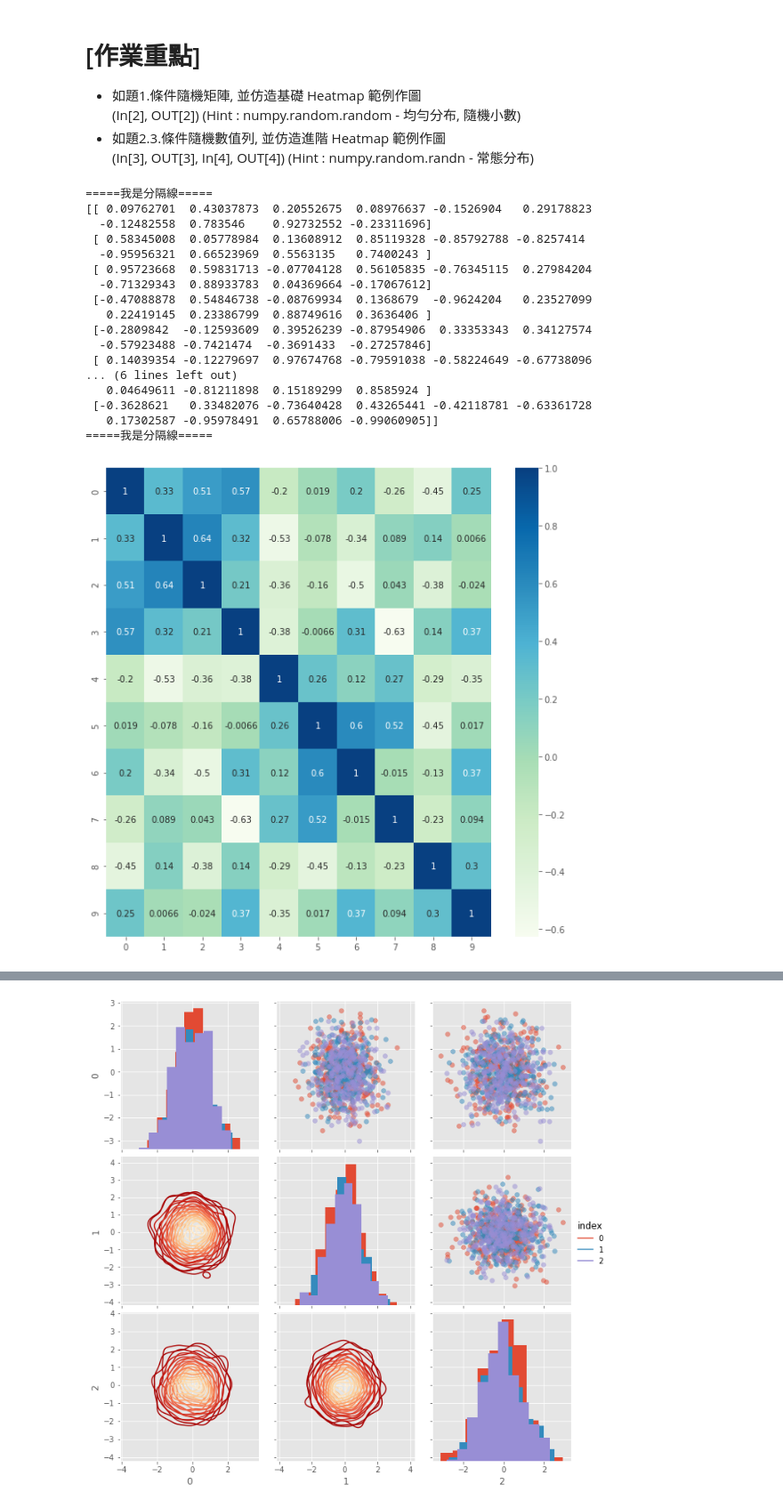
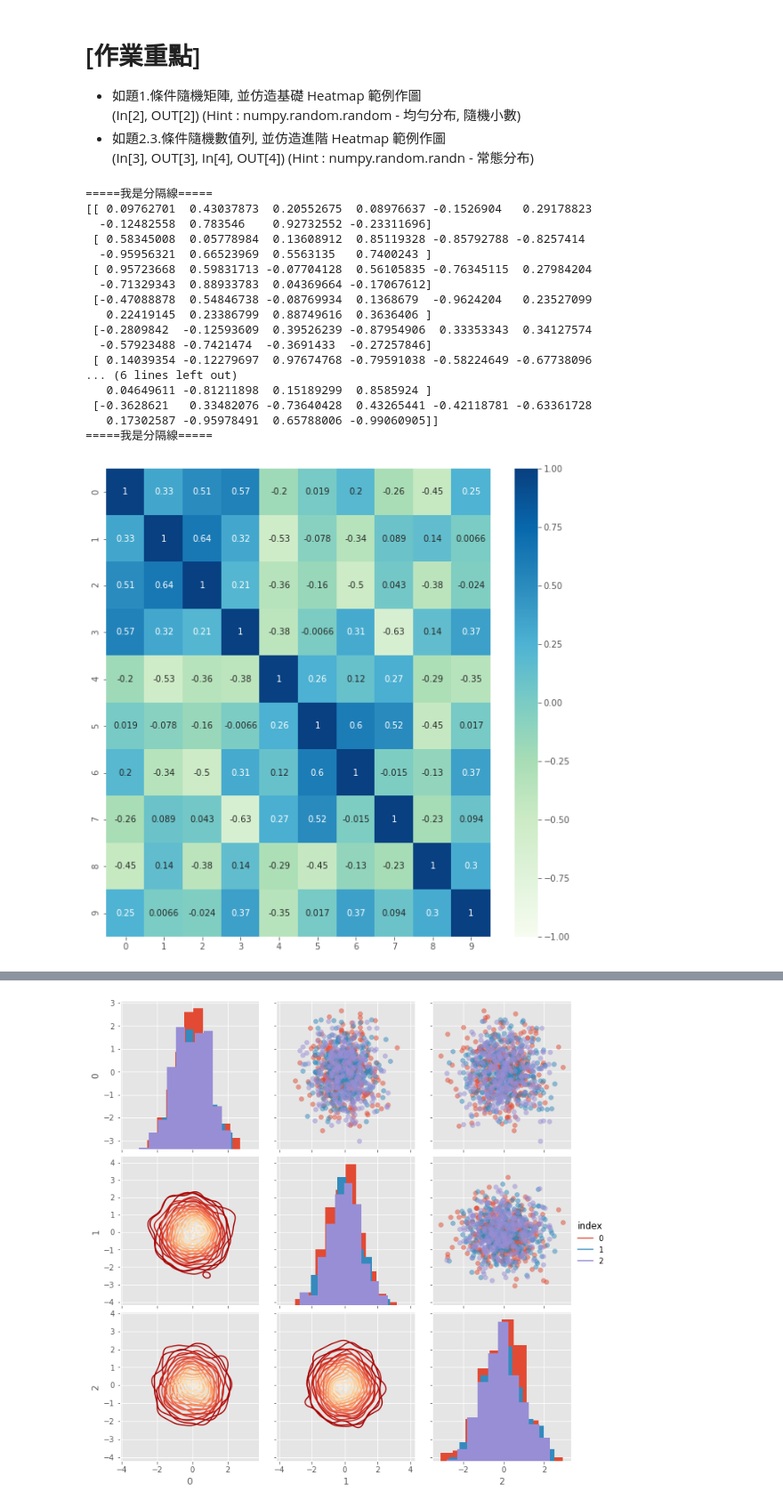
Before and after one commit to gn0262487838/100_day_marathon_for_ML, a Jupyter notebook: D20/Day_020_HW.ipynb, the cells around one changed output, grey strips where cells are left out. Shown at 89% size. Saved outputs shown, nothing was run; the diff lists cells and outputs as text; code cells hidden in the pictures.

```diff
--- a/D20/Day_020_HW.ipynb
+++ b/D20/Day_020_HW.ipynb
@@ -32,35 +32,35 @@ Your Code Here
 """
 matrix = (np.random.RandomState(0).rand(10,10) - 0.5) * 2
 
 print("=====我是分隔線=====")
 print(matrix)
 print("=====我是分隔線=====")
 
 """
 Your Code Here
 """
 plt.figure(figsize=(10,10))
-ax_heatmap_ = sns.heatmap(np.corrcoef(matrix), cmap="GnBu", annot=True)
+ax_heatmap_ = sns.heatmap(np.corrcoef(matrix), cmap="GnBu", annot=True, vmin=-1, vmax=1)
 plt.show()
 # %% [output]
 =====我是分隔線=====
 [[ 0.09762701  0.43037873  0.20552675  0.08976637 -0.1526904   0.29178823
   -0.12482558  0.783546    0.92732552 -0.23311696]
  [ 0.58345008  0.05778984  0.13608912  0.85119328 -0.85792788 -0.8257414
   -0.95956321  0.66523969  0.5563135   0.7400243 ]
  [ 0.95723668  0.59831713 -0.07704128  0.56105835 -0.76345115  0.27984204
   -0.71329343  0.88933783  0.04369664 -0.17067612]
  [-0.47088878  0.54846738 -0.08769934  0.1368679  -0.9624204   0.23527099
    0.22419145  0.23386799  0.88749616  0.3636406 ]
  [-0.2809842  -0.12593609  0.39526239 -0.87954906  0.33353343  0.34127574
   -0.57923488 -0.7421474  -0.3691433  -0.27257846]
  [ 0.14039354 -0.12279697  0.97674768 -0.79591038 -0.58224649 -0.67738096
 ... (6 lines left out)
    0.04649611 -0.81211898  0.15189299  0.8585924 ]
  [-0.3628621   0.33482076 -0.73640428  0.43265441 -0.42118781 -0.63361728
    0.17302587 -0.95978491  0.65788006 -0.99060905]]
 =====我是分隔線=====
-[figure, old version]
+[figure, new version]
 # %%
 nrow = 1000
 ncol = 3
```
